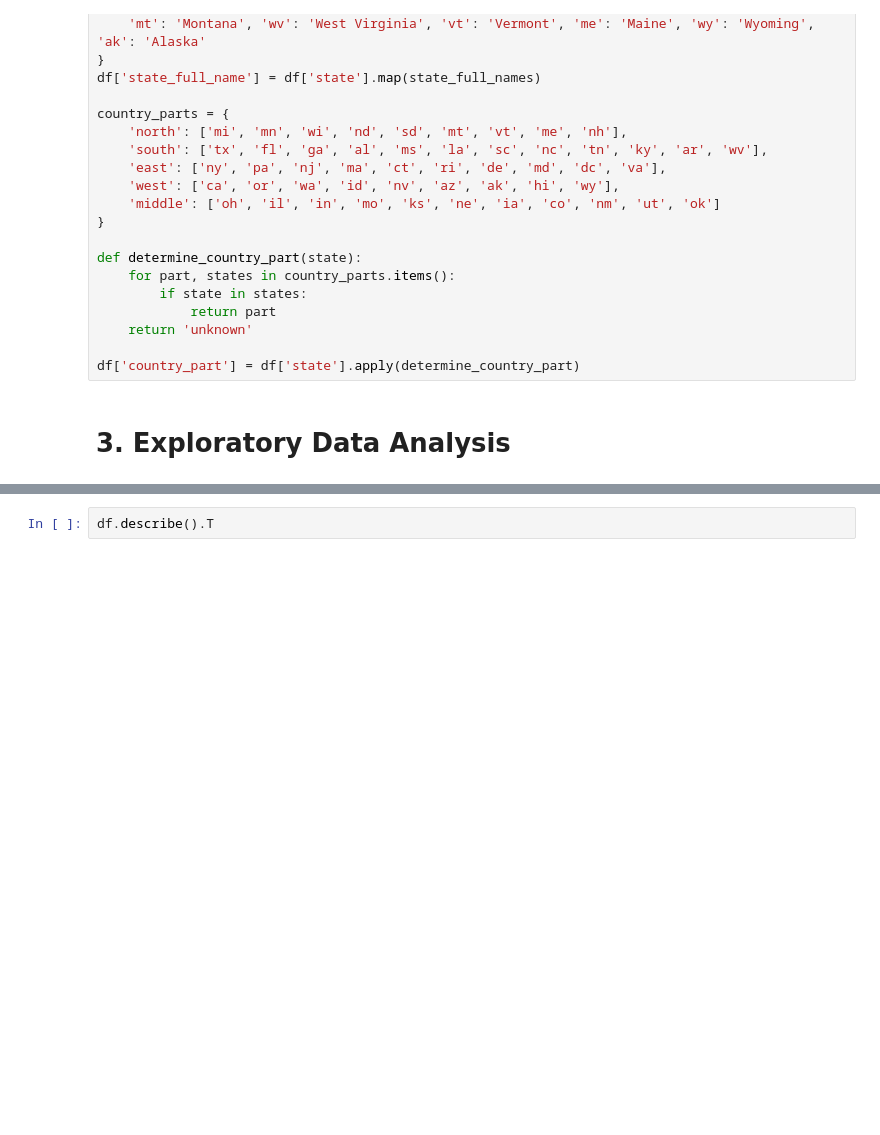
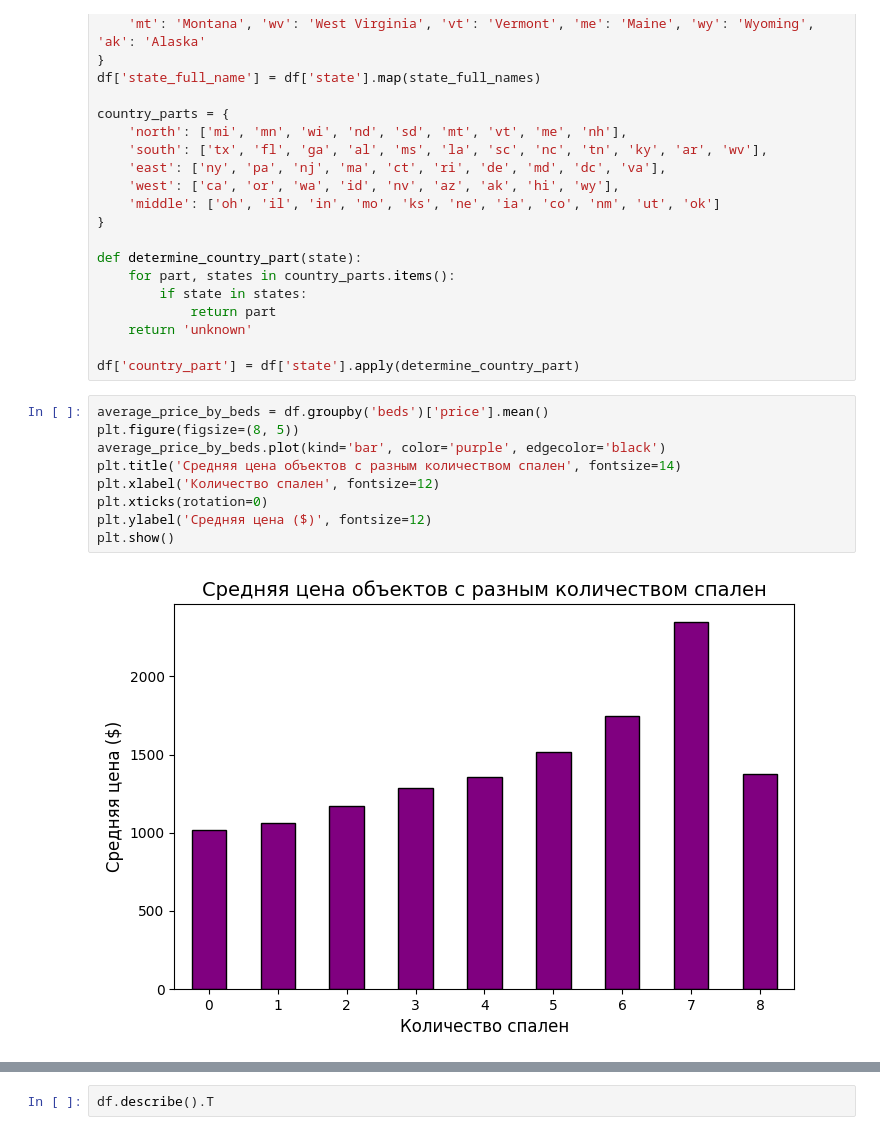
Before and after one commit to misha8347/Data-Gathering, a Jupyter notebook: final_exam/housing_analysis.ipynb, the cells around one changed output, grey strips where cells are left out. Cells and saved outputs as stored; diff of their text form; blank space fills up the shorter version.

```diff
--- a/final_exam/housing_analysis.ipynb
+++ b/final_exam/housing_analysis.ipynb
@@ -301,5 +301,14 @@ def determine_country_part(state):
     return 'unknown'
 
 df['country_part'] = df['state'].apply(determine_country_part)
-# %% [markdown]
-# 3. Exploratory Data Analysis
+# %%
+average_price_by_beds = df.groupby('beds')['price'].mean()
+plt.figure(figsize=(8, 5))
+average_price_by_beds.plot(kind='bar', color='purple', edgecolor='black')
+plt.title('Средняя цена объектов с разным количеством спален', fontsize=14)
+plt.xlabel('Количество спален', fontsize=12)
+plt.xticks(rotation=0)
+plt.ylabel('Средняя цена ($)', fontsize=12)
+plt.show()
+# %% [output]
+[figure, added]
```
Also changed, not shown: parts of 8 cells of this notebook.
